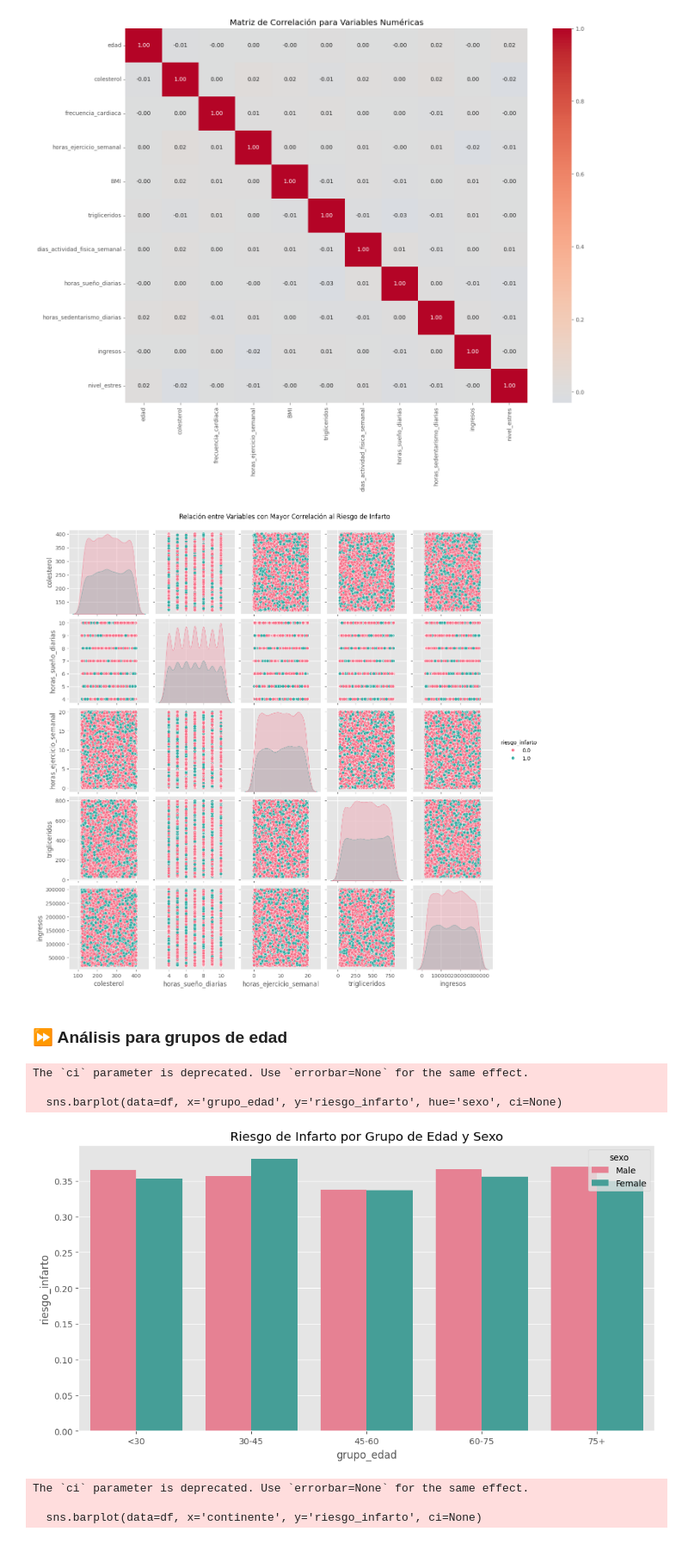
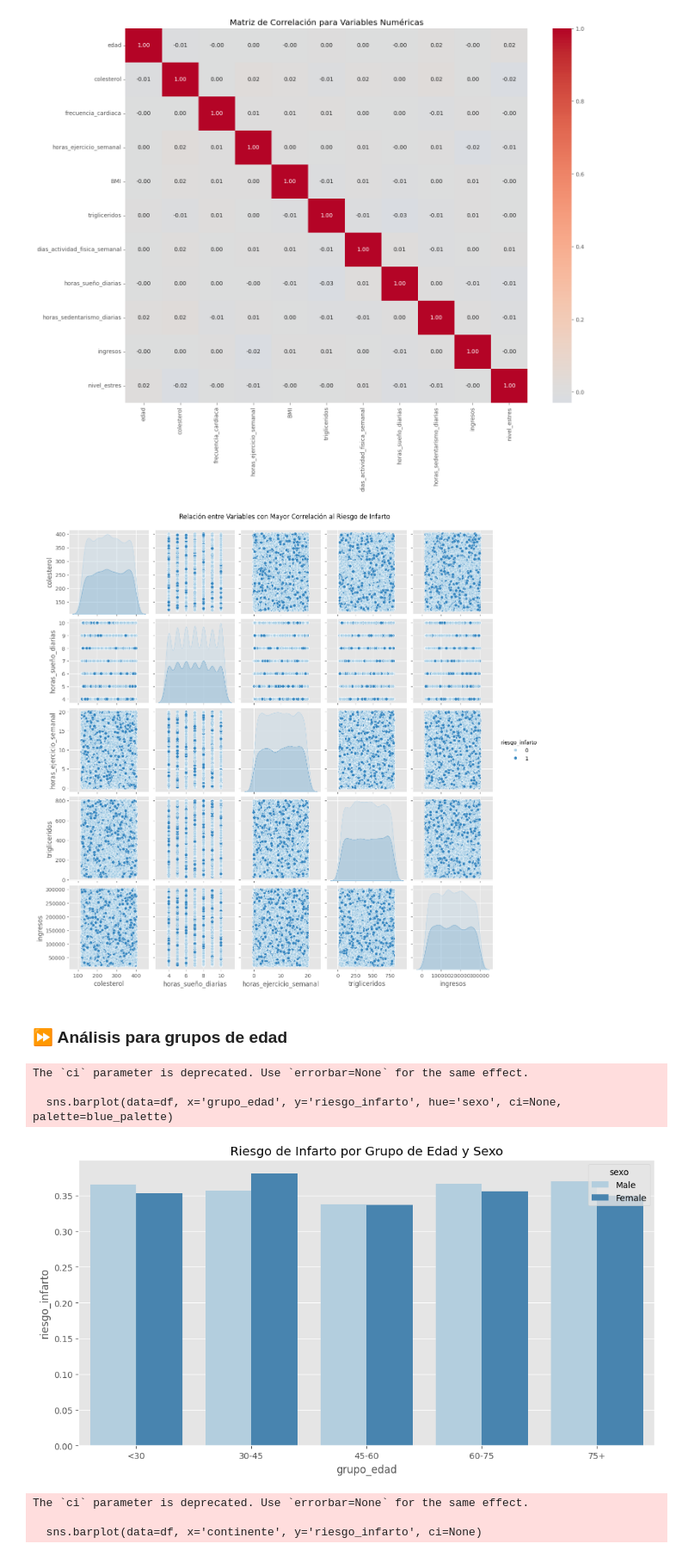
Before and after one commit to nueveonce/DS-Etapa-2-final, a Jupyter notebook: Proyecto_Final_Toledo_Roberto.ipynb, the cells around one changed output. Shown at 86% size. Cells and saved outputs as stored; diff of their text form; code cells hidden in the pictures.

```diff
--- a/Proyecto_Final_Toledo_Roberto.ipynb
+++ b/Proyecto_Final_Toledo_Roberto.ipynb
@@ -402,3 +404,18 @@ plt.tight_layout()
+# %%
+# conversion de columnas a el tipode datos enteros de las columnas edad, colesterol, frecuencia_cardiaca, diabetes, antecedentes_familiares, tabaquismo, obesidad, consumo_alcohol, problemas_cardiacos_previos, uso _medicacion, riesgo_infarto
+df["edad"] = df["edad"].astype("int")
+df["colesterol"] = df["colesterol"].astype("int")
+df["frecuencia_cardiaca"] = df["frecuencia_cardiaca"].astype("int")
+df["diabetes"] = df["diabetes"].astype("int")
+df["antecedentes_familiares"] = df["antecedentes_familiares"].astype("int")
+df["tabaquismo"] = df["tabaquismo"].astype("int")
+df["obesidad"] = df["obesidad"].astype("int")
+df['consumo_de_alcohol'] = df['consumo_de_alcohol'].astype("int")
+df["problemas_cardiacos_previos"] = df["problemas_cardiacos_previos"].astype("int")
+df["uso_medicación"] = df["uso_medicación"].astype("int")
+df["nivel_estres"] = df["nivel_estres"].astype("int")
+df["trigliceridos"] = df["trigliceridos"].astype("int")
+df["riesgo_infarto"] = df["riesgo_infarto"].astype("int")
 # %% [markdown]
 # ▶️ EDA - Análisis exploratorio de datos
 # %%
@@ -626,27 +643,27 @@ plt.show()
 # Pairplot para las variables más correlacionadas con el riesgo de infarto
 if pd.api.types.is_numeric_dtype(df['riesgo_infarto']):
     top_corr_vars = corr_matrix['riesgo_infarto'].abs().sort_values(ascending=False).index[1:6]
-    sns.pairplot(data=df, vars=top_corr_vars, hue='riesgo_infarto', diag_kind='kde')
+    sns.pairplot(data=df, vars=top_corr_vars, hue='riesgo_infarto', diag_kind='kde', palette=blue_palette)
     plt.suptitle('Relación entre Variables con Mayor Correlación al Riesgo de Infarto', y=1.02)
     plt.show()
 # %% [output]
-[figure, old version]
+[figure, new version]
 # %% [markdown]
 ### ⏩ Análisis para grupos de edad
 # %%
 # Análisis de riesgo por grupos de edad y sexo
 df['grupo_edad'] = pd.cut(df['edad'], bins=[0, 30, 45, 60, 75, 100],
                           labels=['<30', '30-45', '45-60', '60-75', '75+'])
 
 plt.figure(figsize=(12, 6))
-sns.barplot(data=df, x='grupo_edad', y='riesgo_infarto', hue='sexo', ci=None)
+sns.barplot(data=df, x='grupo_edad', y='riesgo_infarto', hue='sexo', ci=None, palette=blue_palette)
 plt.title('Riesgo de Infarto por Grupo de Edad y Sexo')
 plt.show()
 # %% [output]
 The `ci` parameter is deprecated. Use `errorbar=None` for the same effect.
 
-  sns.barplot(data=df, x='grupo_edad', y='riesgo_infarto', hue='sexo', ci=None)
+  sns.barplot(data=df, x='grupo_edad', y='riesgo_infarto', hue='sexo', ci=None, palette=blue_palette)
-[figure, old version]
+[figure, new version]
 # %%
 # Riesgo por continente
 plt.figure(figsize=(12, 6))
```
Also changed, not shown: parts of 26 cells of this notebook.
